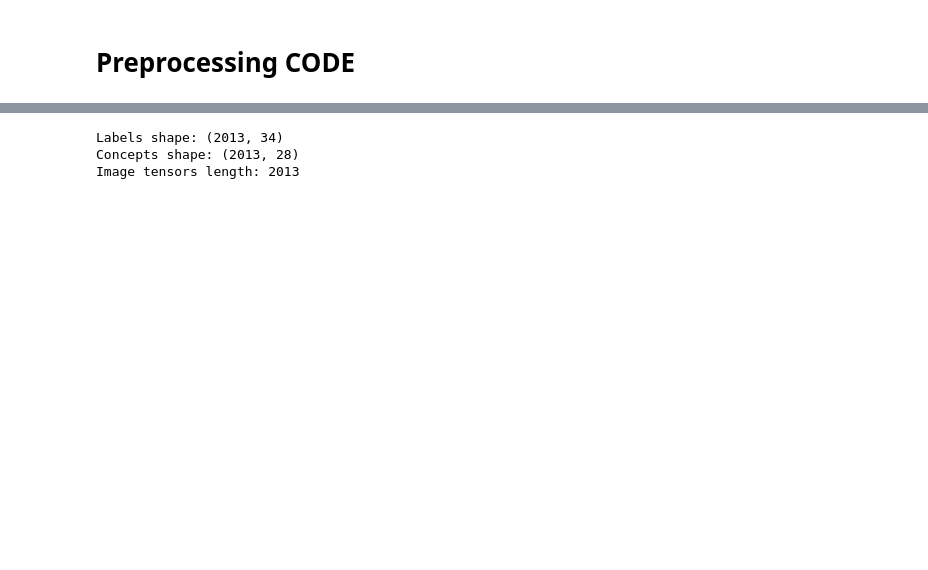
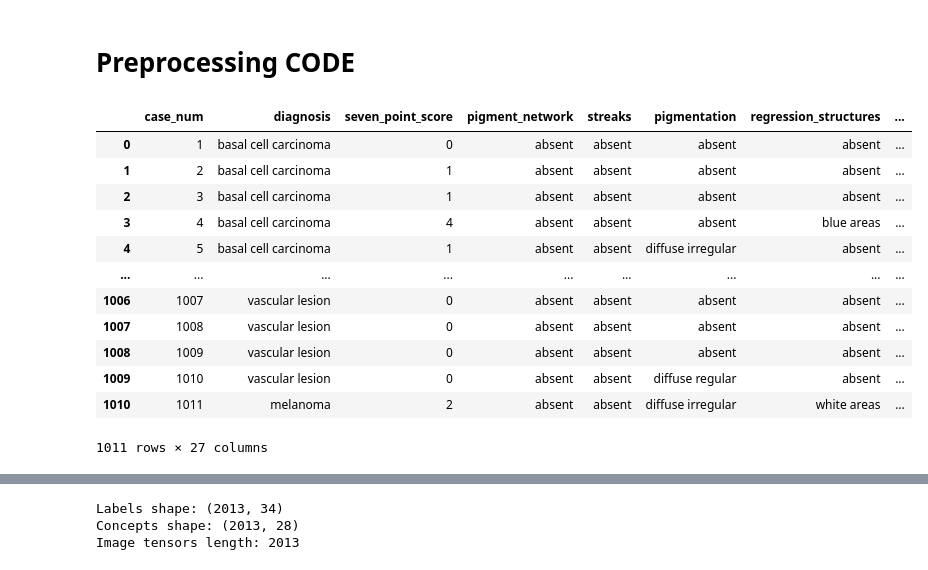
Before and after one commit to patbarry29/clpc-cbm-model, a Jupyter notebook: notebook/Derm7pt/preprocessing.ipynb, the cells around one changed output, grey strips where cells are left out. Cells and saved outputs as stored; diff of their text form; code cells hidden in the pictures; blank space fills up the shorter version.

```diff
--- a/notebook/Derm7pt/preprocessing.ipynb
+++ b/notebook/Derm7pt/preprocessing.ipynb
@@ -17,3 +17,20 @@ if not os.path.exists(paths['labels_file']):
     export_image_props_to_text(dataset_handler.df)
 # %%
 verbose = True
+# %%
+all_data = dataset_handler.df
+all_data
+# %% [output]
+|  | case_num | diagnosis | seven_point_score | pigment_network | streaks | pigmentation | regression_structures | ... |
+| 0 | 1 | basal cell carcinoma | 0 | absent | absent | absent | absent | ... |
+| 1 | 2 | basal cell carcinoma | 1 | absent | absent | absent | absent | ... |
+| 2 | 3 | basal cell carcinoma | 1 | absent | absent | absent | absent | ... |
+| 3 | 4 | basal cell carcinoma | 4 | absent | absent | absent | blue areas | ... |
+| 4 | 5 | basal cell carcinoma | 1 | absent | absent | diffuse irregular | absent | ... |
+| ... | ... | ... | ... | ... | ... | ... | ... | ... |
+| 1006 | 1007 | vascular lesion | 0 | absent | absent | absent | absent | ... |
+| 1007 | 1008 | vascular lesion | 0 | absent | absent | absent | absent | ... |
+| 1008 | 1009 | vascular lesion | 0 | absent | absent | absent | absent | ... |
+| 1009 | 1010 | vascular lesion | 0 | absent | absent | diffuse regular | absent | ... |
+| 1010 | 1011 | melanoma | 2 | absent | absent | diffuse irregular | white areas | ... |
+1011 rows × 27 columns
```
Also changed, not shown: parts of 2 cells of this notebook, 33 other files.
